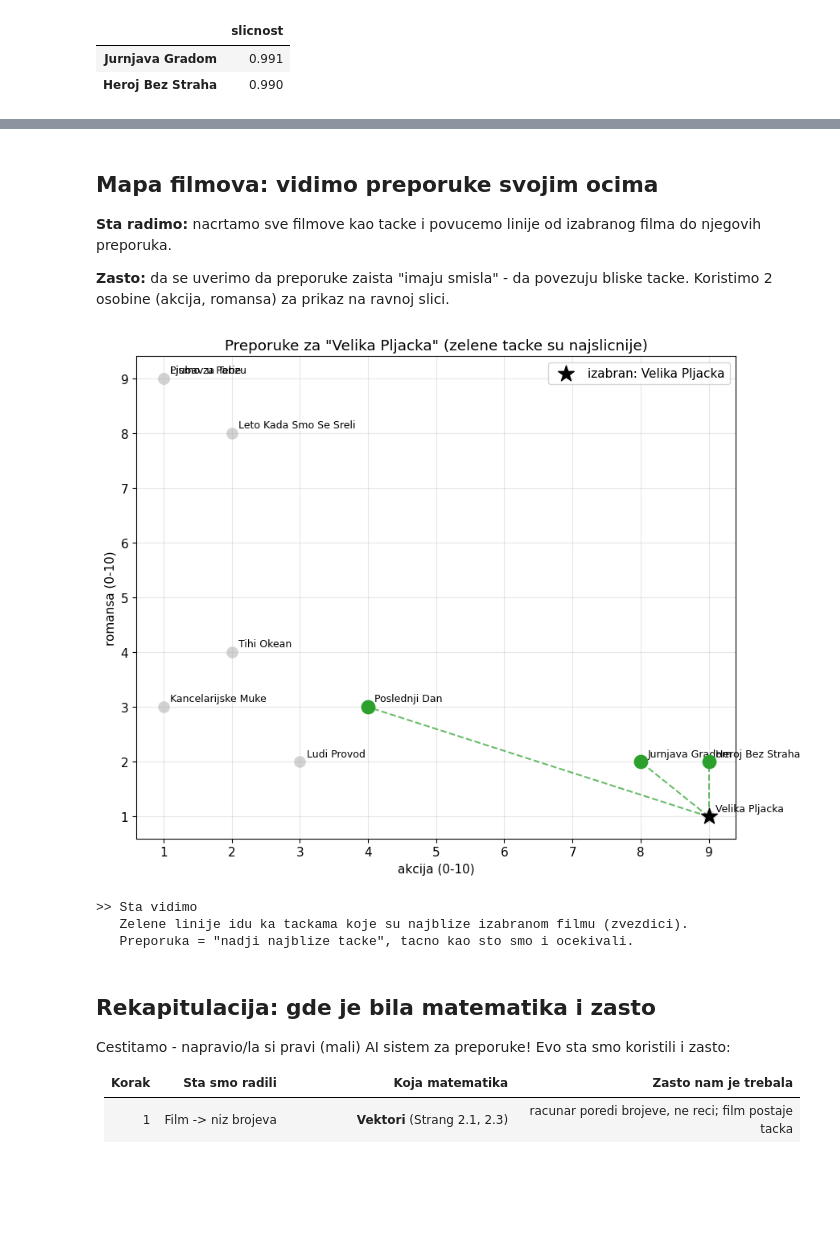
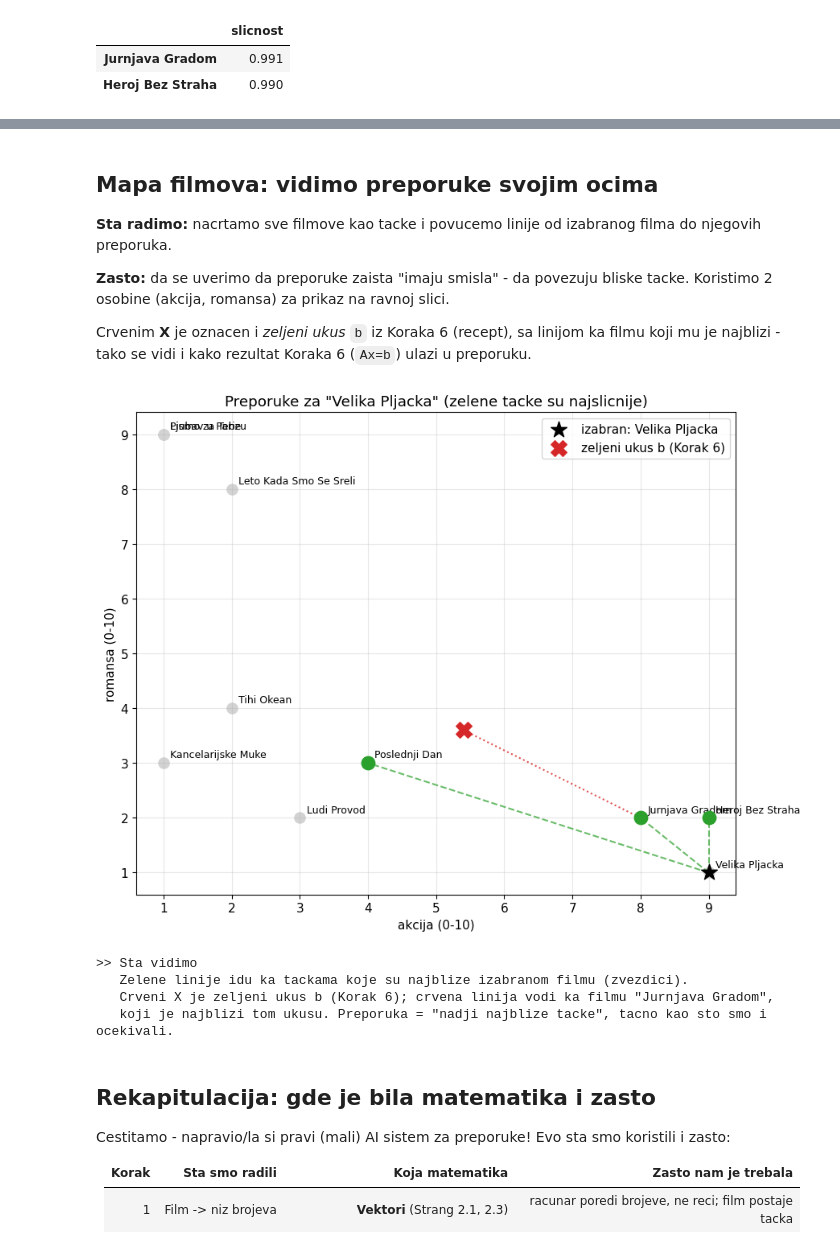
Before and after one commit to boba1987/vector-spaces, a Jupyter notebook: simple_recommender_ai_colab.ipynb, the cells around one changed output, grey strips where cells are left out. Cells and saved outputs as stored; diff of their text form; code cells hidden in the pictures; blank space fills up the shorter version.

```diff
--- a/simple_recommender_ai_colab.ipynb
+++ b/simple_recommender_ai_colab.ipynb
@@ -450,6 +452,21 @@ print(f'[provera] greska ||A x - b|| = {greska:.6f}  (≈0 -> recept tacno pogad
 say('Sta ovo znaci',
     'Resili smo jednacinu A x = b: nasli smo kolicine (recept) kojima mesavina filmova\n'
     'daje bas zeljeni ukus. To je upravo "Solving Ax=b" iz Strang 2.2 - samo u temi filmova.')
+
+
+# --- Spajanje sa preporukom: zeljeni ukus b koristimo kao upit ---
+def preporuci_za_ukus(ukus, n=3):
+    # Vrati prave filmove iz baze najblize datom ukusu (cosine iz Koraka 3).
+    slicnosti = {ime: cosine(ukus, df.loc[ime].values) for ime in imena}
+    return pd.Series(slicnosti).sort_values(ascending=False).head(n)
+
+preporuke_za_b = preporuci_za_ukus(b, n=3)
+najblizi_filmu_b = preporuke_za_b.index[0]
+
+say('Korak 6 ulazi u krajnji rezultat',
+    'Zeljeni ukus b sad koristimo kao upit i trazimo prave filmove iz baze najblize tom ukusu:')
+display(preporuke_za_b.rename('slicnost').to_frame().round(3))
+print(f'-> Za zeljeni ukus preporucujemo: "{najblizi_filmu_b}"')
 # %% [output]
 ================================================================
   KORAK 6: Recept: zeljeni ukus kao mesavina filmova (Ax = b)
@@ -474,38 +496,48 @@ say('Sta ovo znaci',
 **Sta radimo:** nacrtamo sve filmove kao tacke i povucemo linije od izabranog filma do njegovih preporuka.
 
 **Zasto:** da se uverimo da preporuke zaista "imaju smisla" - da povezuju bliske tacke. Koristimo 2 osobine (akcija, romansa) za prikaz na ravnoj slici.
+
+Crvenim **X** je oznacen i *zeljeni ukus* `b` iz Koraka 6 (recept), sa linijom ka filmu koji mu je najblizi - tako se vidi i kako rezultat Koraka 6 (`Ax=b`) ulazi u preporuku.
 # %%
 izabran = 'Velika Pljacka'
 preporuke = preporuci(izabran, n=3)
 
 osa_x, osa_y = 'akcija', 'romansa'
 fig, ax = plt.subplots(figsize=(9, 7))
 ax.scatter(df[osa_x], df[osa_y], s=90, color='lightgray')
 
 # Izabrani film + linije ka preporukama.
 px, py = df.loc[izabran, osa_x], df.loc[izabran, osa_y]
 ax.scatter([px], [py], s=220, marker='*', color='black', zorder=5, label=f'izabran: {izabran}')
 for ime in preporuke.index:
     qx, qy = df.loc[ime, osa_x], df.loc[ime, osa_y]
     ax.plot([px, qx], [py, qy], '--', color='tab:green', alpha=0.7)
     ax.scatter([qx], [qy], s=140, color='tab:green', zorder=4)
 
+# Korak 6: zeljeni ukus b (kao tacka) + linija ka filmu koji mu je najblizi.
+bx, by = b[osobine.index(osa_x)], b[osobine.index(osa_y)]
+rx, ry = df.loc[najblizi_filmu_b, osa_x], df.loc[najblizi_filmu_b, osa_y]
+ax.scatter([bx], [by], s=200, marker='X', color='tab:red', zorder=6, label='zeljeni ukus b (Korak 6)')
+ax.plot([bx, rx], [by, ry], ':', color='tab:red', alpha=0.8)
+
 for ime in imena:
     ax.annotate(ime, (df.loc[ime, osa_x] + 0.1, df.loc[ime, osa_y] + 0.1), fontsize=9)
 
 ax.set_xlabel(f'{osa_x} (0-10)'); ax.set_ylabel(f'{osa_y} (0-10)')
 ax.set_title(f'Preporuke za "{izabran}" (zelene tacke su najslicnije)')
 ax.legend(loc='upper right')
 plt.tight_layout(); plt.show()
 
 say('Sta vidimo',
     'Zelene linije idu ka tackama koje su najblize izabranom filmu (zvezdici).\n'
-    'Preporuka = "nadji najblize tacke", tacno kao sto smo i ocekivali.')
+    f'Crveni X je zeljeni ukus b (Korak 6); crvena linija vodi ka filmu "{najblizi_filmu_b}",\n'
+    'koji je najblizi tom ukusu. Preporuka = "nadji najblize tacke", tacno kao sto smo i ocekivali.')
 # %% [output]
-[figure, old version]
+[figure, new version]
 >> Sta vidimo
    Zelene linije idu ka tackama koje su najblize izabranom filmu (zvezdici).
-   Preporuka = "nadji najblize tacke", tacno kao sto smo i ocekivali.
+   Crveni X je zeljeni ukus b (Korak 6); crvena linija vodi ka filmu "Jurnjava Gradom",
+   koji je najblizi tom ukusu. Preporuka = "nadji najblize tacke", tacno kao sto smo i ocekivali.
 # %% [markdown]
 ## Rekapitulacija: gde je bila matematika i zasto
 
```
Also changed, not shown: parts of 2 cells of this notebook.
